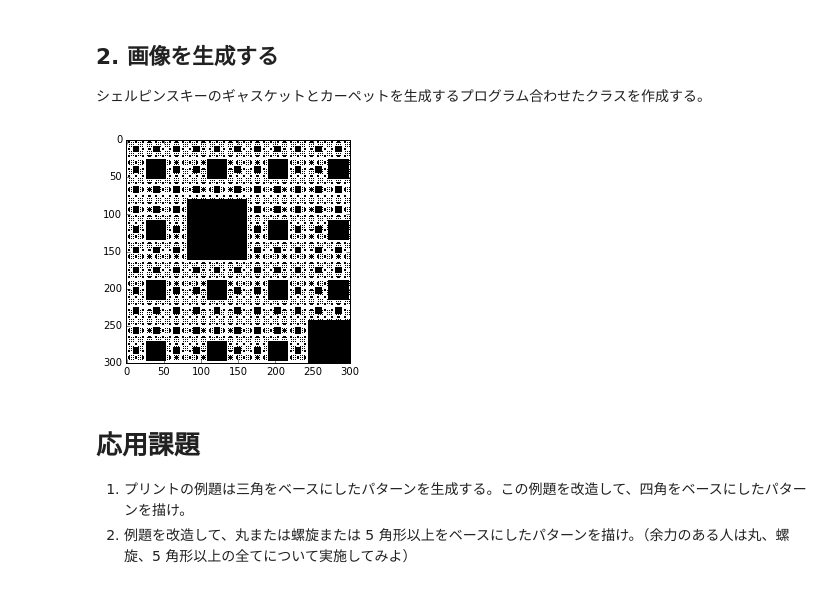
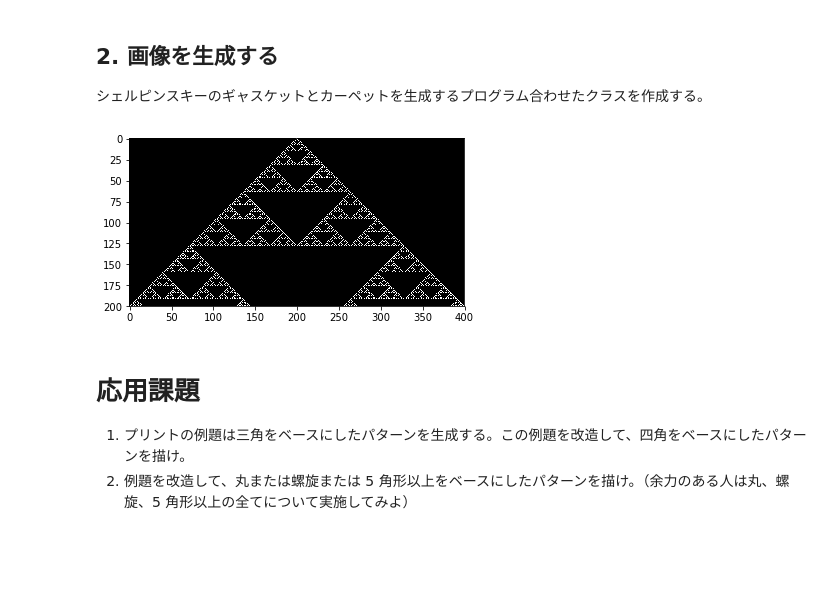
Before and after one commit to Intel0tw5727/MultiMediaImage, a Jupyter notebook: note/1_マルチメディア画像処理レポート課題.ipynb, the cells around one changed output. Cells and saved outputs as stored; diff of their text form; code cells hidden in the pictures; blank space fills up the shorter version.

```diff
--- a/note/1_マルチメディア画像処理レポート課題.ipynb
+++ b/note/1_マルチメディア画像処理レポート課題.ipynb
@@ -89,10 +89,10 @@ class makeImage:
 
         plt.imshow(self.pix[:self.h], cmap='gray', interpolation='nearest', vmin=0, vmax=1)
 # %%
-mi = makeImage(300,300)
-mi.main("s")
+mi = makeImage(400,200)
+mi.main("t")
 # %% [output]
-[figure, old version]
+[figure, new version]
 # %% [markdown]
 # 応用課題
 1. プリントの例題は三角をベースにしたパターンを生成する。この例題を改造して、四角をベースにしたパターンを描け。
```
Also changed, not shown: parts of 2 cells of this notebook.
